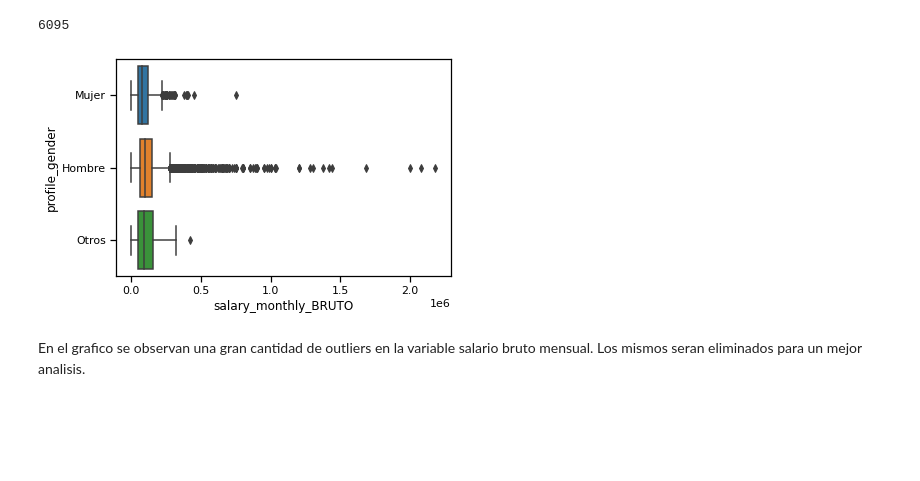
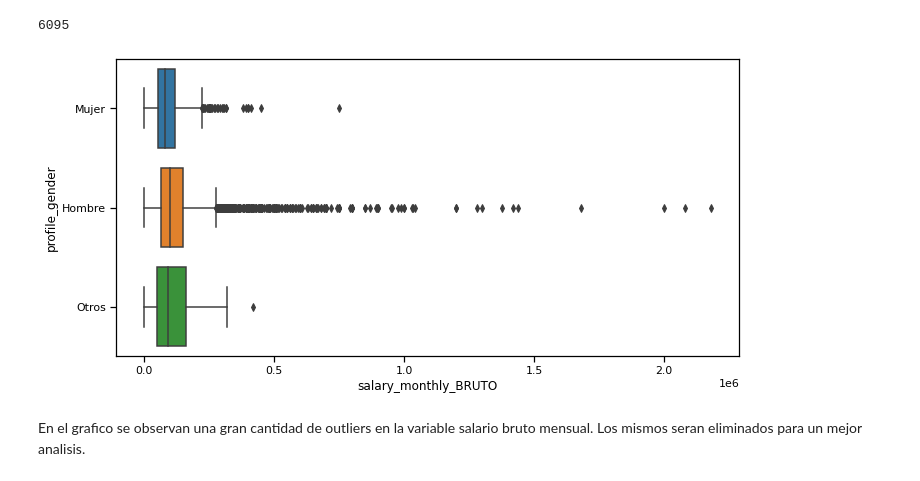
Before and after one commit to AlejandroGuedez/Equipo-23-de-Diplomado-data-scientist, a Jupyter notebook: TP_Parte_1_2__Gr23.ipynb, the cells around one changed output. Cells and saved outputs as stored; diff of their text form; code cells hidden in the pictures; blank space fills up the shorter version.

```diff
--- a/TP_Parte_1_2__Gr23.ipynb
+++ b/TP_Parte_1_2__Gr23.ipynb
@@ -106,10 +108,12 @@ print(obs)
 # %% [output]
 6095
 # %%
+fig = plt.figure(figsize=(10,5))
 seaborn.boxplot(data = df, x='salary_monthly_BRUTO', y = 'profile_gender')
+fig.tight_layout()
 plt.show()
 # %% [output]
-[figure, old version]
+[figure, new version]
 # %% [markdown]
 En el grafico se observan una gran cantidad de outliers en la variable salario bruto mensual. Los mismos seran eliminados para un mejor analisis.
 # %%
```
Also changed, not shown: parts of 8 cells of this notebook.
